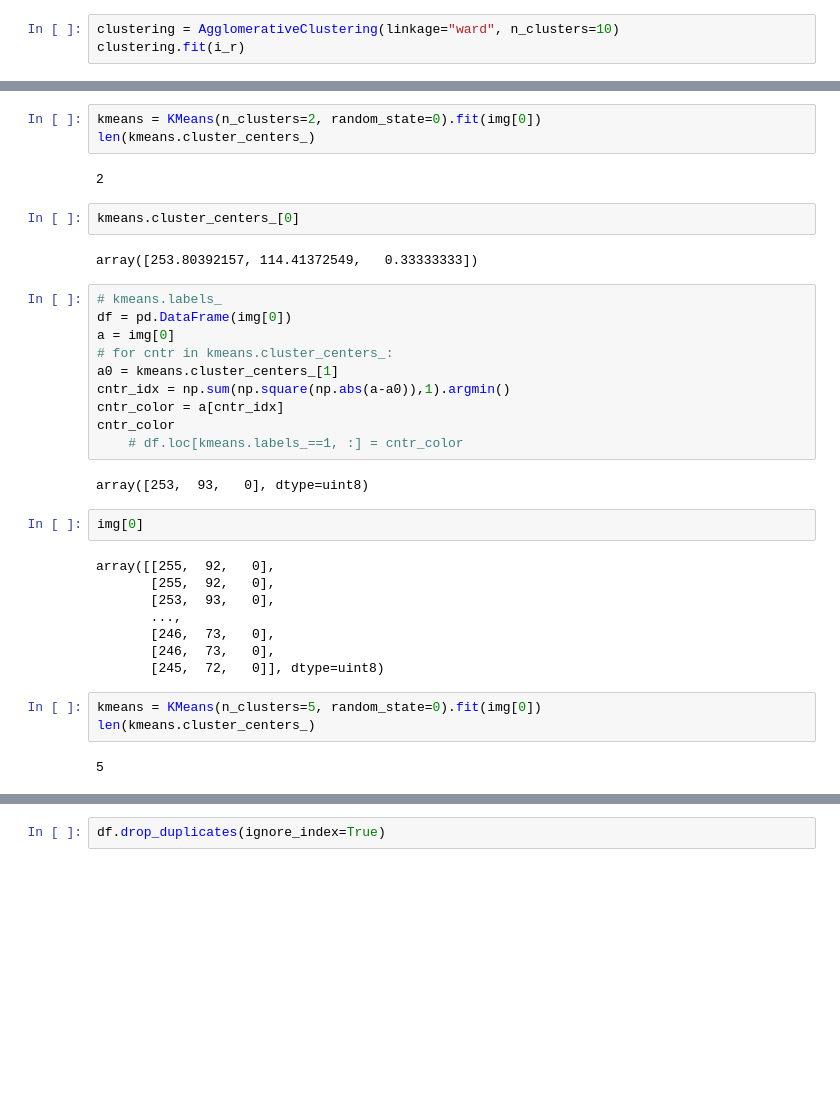
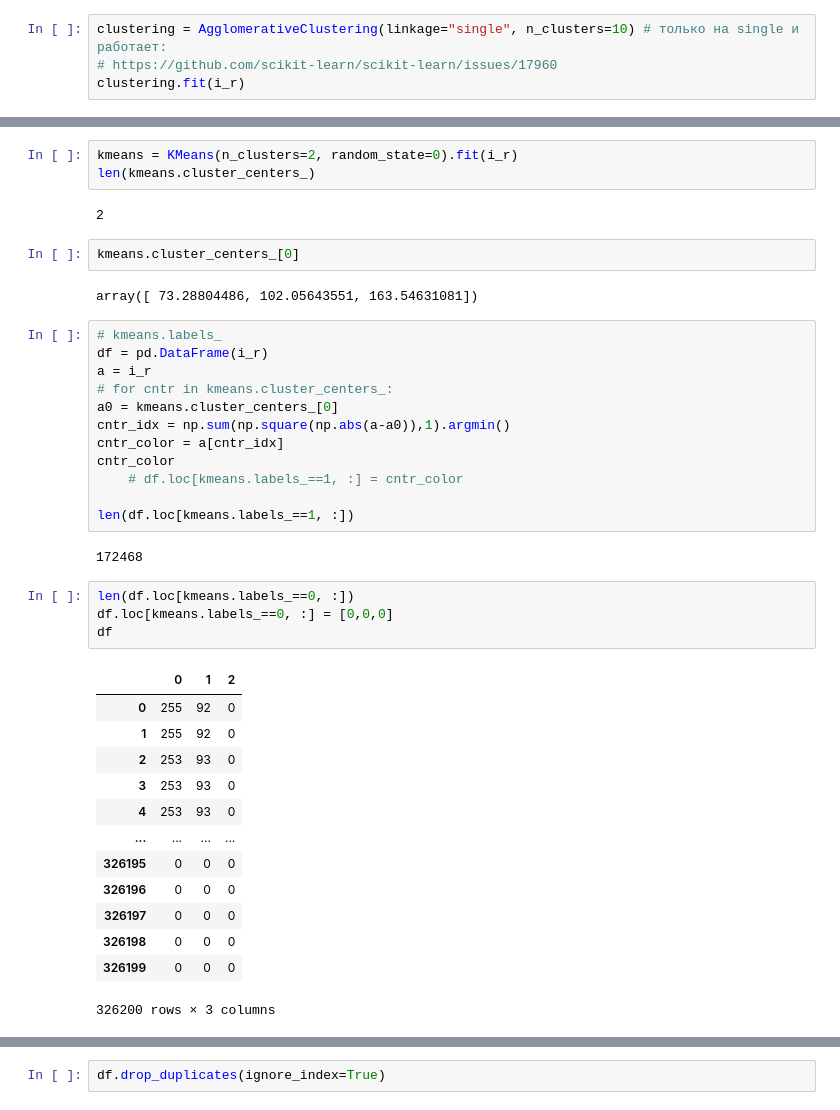
Before and after one commit to sergeimoiseev/neuro, a Jupyter notebook: feml-11-hw-10-clust/task10.ipynb, the cells around one changed output, grey strips where cells are left out. Saved outputs shown, nothing was run; the diff lists cells and outputs as text; blank space fills up the shorter version.

```diff
--- a/feml-11-hw-10-clust/task10.ipynb
+++ b/feml-11-hw-10-clust/task10.ipynb
@@ -68,3 +73,4 @@ MemoryError:
 # %%
-clustering = AgglomerativeClustering(linkage="ward", n_clusters=10)
+clustering = AgglomerativeClustering(linkage="single", n_clusters=10) # только на single и работает:
+# https://github.com/scikit-learn/scikit-learn/issues/17960
 clustering.fit(i_r)
@@ -124,39 +129,44 @@ run(setup,img[0])
  {'alg': 'AgglomerativeClustering', 'n_clusters': 10, 'num_clusters': 10},
  {'alg': 'AgglomerativeClustering', 'n_clusters': 20, 'num_clusters': 20}]
 # %%
-kmeans = KMeans(n_clusters=2, random_state=0).fit(img[0])
+kmeans = KMeans(n_clusters=2, random_state=0).fit(i_r)
 len(kmeans.cluster_centers_)
 # %% [output]
 2
 # %%
 kmeans.cluster_centers_[0]
 # %% [output]
-array([253.80392157, 114.41372549,   0.33333333])
+array([ 73.28804486, 102.05643551, 163.54631081])
 # %%
 # kmeans.labels_
-df = pd.DataFrame(img[0])
-a = img[0]
+df = pd.DataFrame(i_r)
+a = i_r
 # for cntr in kmeans.cluster_centers_:
-a0 = kmeans.cluster_centers_[1]
+a0 = kmeans.cluster_centers_[0]
 cntr_idx = np.sum(np.square(np.abs(a-a0)),1).argmin()
 cntr_color = a[cntr_idx]
 cntr_color
     # df.loc[kmeans.labels_==1, :] = cntr_color
+
+len(df.loc[kmeans.labels_==1, :])
 # %% [output]
-array([253,  93,   0], dtype=uint8)
+172468
-# %%
-img[0]
-# %% [output]
-array([[255,  92,   0],
-       [255,  92,   0],
-       [253,  93,   0],
-       ...,
-       [246,  73,   0],
-       [246,  73,   0],
-       [245,  72,   0]], dtype=uint8)
-# %%
-kmeans = KMeans(n_clusters=5, random_state=0).fit(img[0])
-len(kmeans.cluster_centers_)
-# %% [output]
-5
+# %%
+len(df.loc[kmeans.labels_==0, :])
+df.loc[kmeans.labels_==0, :] = [0,0,0]
+df
+# %% [output]
+|  | 0 | 1 | 2 |
+| 0 | 255 | 92 | 0 |
+| 1 | 255 | 92 | 0 |
+| 2 | 253 | 93 | 0 |
+| 3 | 253 | 93 | 0 |
+| 4 | 253 | 93 | 0 |
+| ... | ... | ... | ... |
+| 326195 | 0 | 0 | 0 |
+| 326196 | 0 | 0 | 0 |
+| 326197 | 0 | 0 | 0 |
+| 326198 | 0 | 0 | 0 |
+| 326199 | 0 | 0 | 0 |
+326200 rows × 3 columns
 # %%
```
Also changed, not shown: parts of 14 cells of this notebook.
